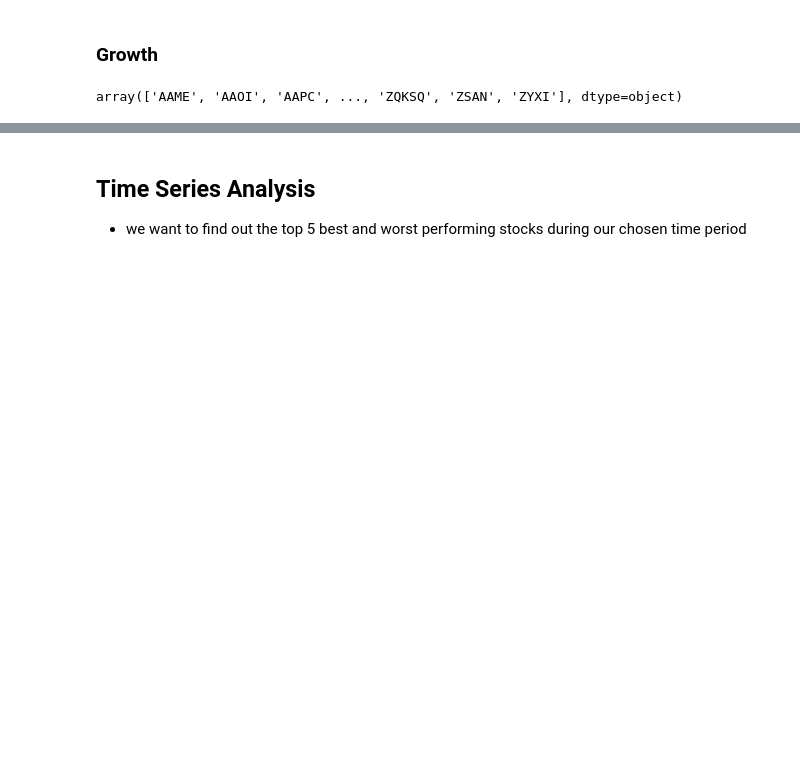
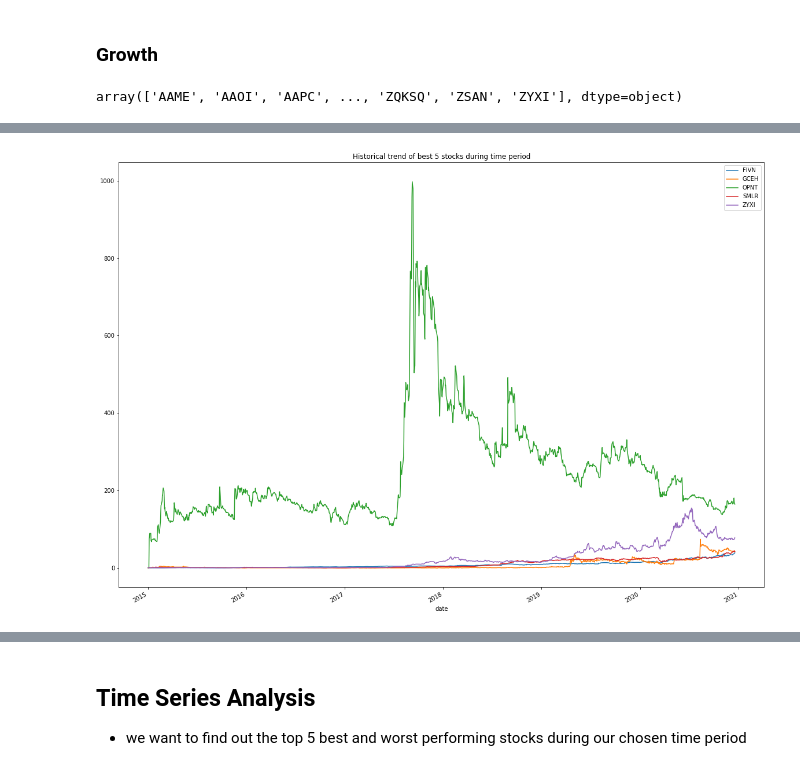
Before and after one commit to Quarky123/capstone, a Jupyter notebook: code/02_EDA_new.ipynb, the cells around one changed output, grey strips where cells are left out. Saved outputs shown, nothing was run; the diff lists cells and outputs as text; code cells hidden in the pictures; blank space fills up the shorter version.

```diff
--- a/code/02_EDA_new.ipynb
+++ b/code/02_EDA_new.ipynb
@@ -178,0 +455,5 @@ Timestamp('2015-01-02 00:00:00')
+# %%
+#save the best stocks into a dataframe
+
+best_stocks = df[df.date == df.date.max()].sort_values('Growth', ascending=False).head(5)
+best_stocks
@@ -178,0 +467,5 @@ Timestamp('2015-01-02 00:00:00')
+# %%
+#save the names of the best stocks as an array
+
+bs = best_stocks.ticker.values
+bs
@@ -178,0 +502,9 @@ Timestamp('2015-01-02 00:00:00')
+# %%
+#plot the 5 best stocks
+
+plt.rcParams["figure.figsize"] = (20,15)
+
+tdf[tdf.ticker.isin(bs)].groupby('ticker').Growth.plot(title='Historical trend of best 5 stocks during time period', legend=True)
+plt.show()
+# %% [output]
+[figure, added]
```
Also changed, not shown: parts of 66 cells of this notebook, 1 other file.
